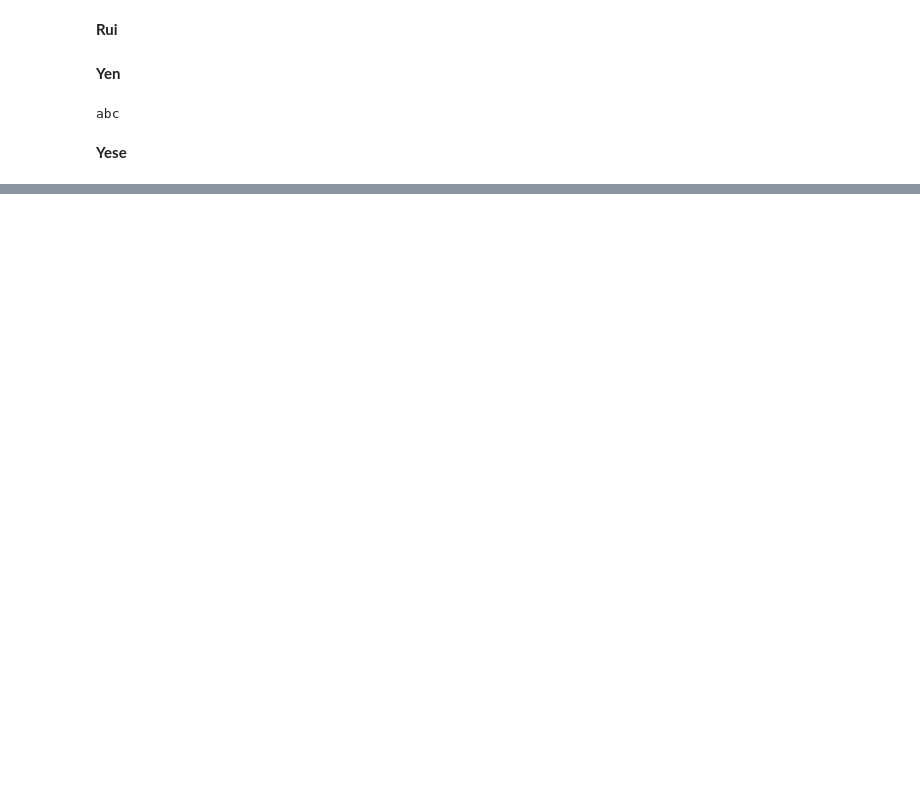
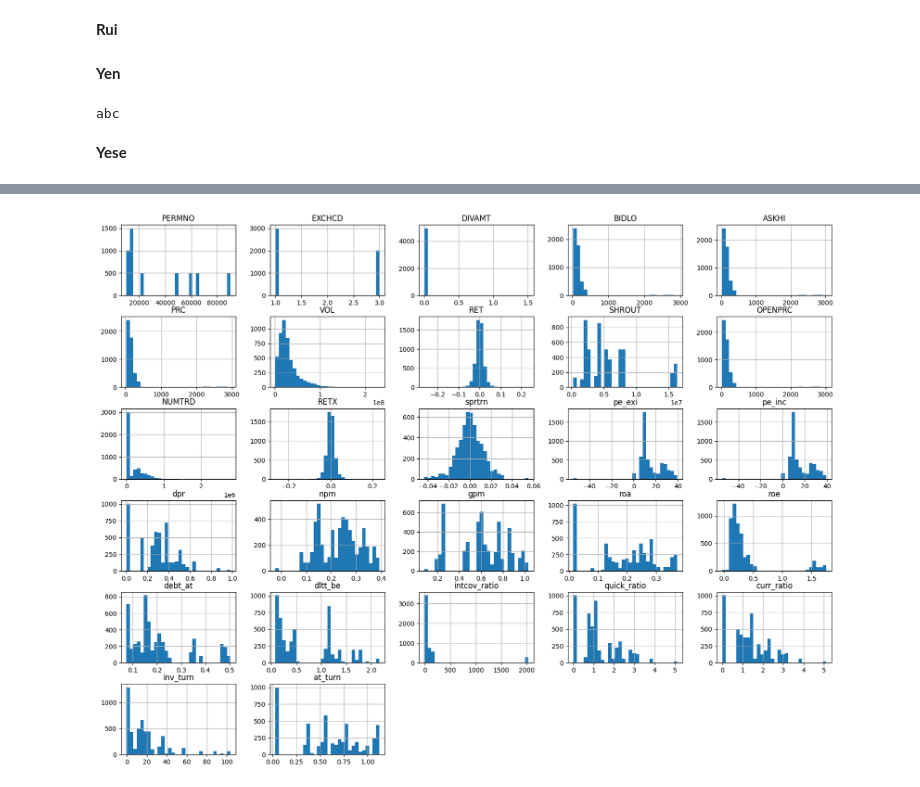
Before and after one commit to kaki1995/BA-stock-portfolio-analysis, a Jupyter notebook: Submission_Project_Codes.ipynb, the cells around one changed output, grey strips where cells are left out. Cells and saved outputs as stored; diff of their text form; code cells hidden in the pictures; blank space fills up the shorter version.

Commit message:
Data visualization 1

```diff
--- a/Submission_Project_Codes.ipynb
+++ b/Submission_Project_Codes.ipynb
@@ -343,0 +305,3 @@ hola
+# %%
+df = pd.read_csv('Merged_dataset_clean.csv')
+df_numeric = df.select_dtypes(include=['number'])
@@ -343,0 +328,5 @@ hola
+# %%
+df_numeric.hist(bins=30, figsize=(20, 15))
+plt.show()
+# %% [output]
+[figure, added]
```
Also changed, not shown: parts of 11 cells of this notebook, 1 other file.
